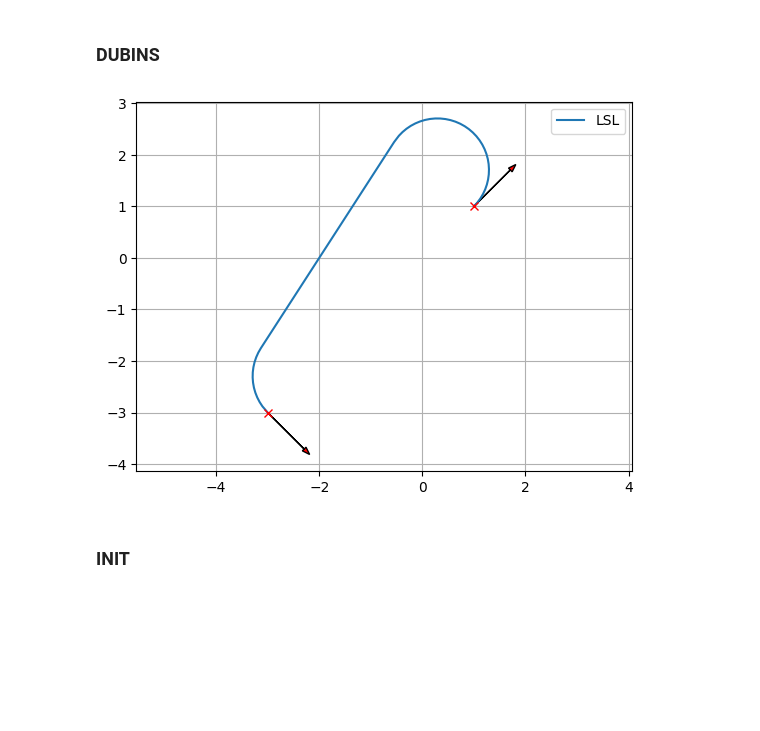
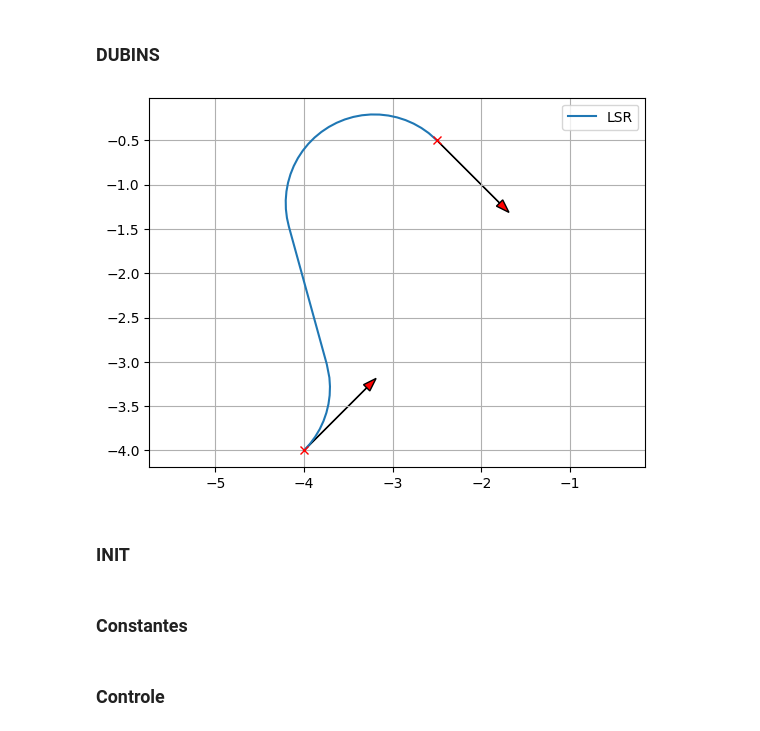
Before and after one commit to analucia-odp/projeto-final-rob-tica, a Jupyter notebook: dubins.ipynb, the cells around one changed output. Cells and saved outputs as stored; diff of their text form; code cells hidden in the pictures; blank space fills up the shorter version.

```diff
--- a/dubins.ipynb
+++ b/dubins.ipynb
@@ -285,35 +467,45 @@ def _generate_local_course(lengths, modes, max_curvature, step_size):
                                        origin_y, origin_yaw, p_x, p_y, p_yaw)
 
     return p_x, p_y, p_yaw
+# %%
+# TESTE 1
+start_x = -4.0  # [m]
+start_y = -4.0  # [m]
+start_yaw = np.deg2rad(45.0)  # [rad]
+
+end_x = -2.5  # [m]
+end_y = -0.5  # [m]
+end_yaw = np.deg2rad(-45.0)  # [rad]
+
+#TESTE 2
+# start_x = -4.0  # [m]
+# start_y = -4.0  # [m]
+# start_yaw = np.deg2rad(45.0)  # [rad]
+
+# end_x = +2.5  # [m]
+# end_y = -2.5  # [m]
+# end_yaw = np.deg2rad(-45.0)  # [rad]
 # %%
-start_x = 1.0  # [m]
-start_y = 1.0  # [m]
-start_yaw = np.deg2rad(45.0)  # [rad]
-
-end_x = -3.0  # [m]
-end_y = -3.0  # [m]
-end_yaw = np.deg2rad(-45.0)  # [rad]
-
 curvature = 1.0
 
 path_x, path_y, path_yaw, mode, lengths = plan_dubins_path(start_x,
                                                             start_y,
                                                             start_yaw,
                                                             end_x,
                                                             end_y,
                                                             end_yaw,
                                                             curvature)
 
 
 plt.plot(path_x, path_y, label="".join(mode))
 plot_arrow(start_x, start_y, start_yaw)
 plot_arrow(end_x, end_y, end_yaw)
 plt.legend()
 plt.grid(True)
 plt.axis("equal")
 plt.show()
 # %% [output]
-[figure, old version]
+[figure, new version]
 # %% [markdown]
 ### INIT
 # %%
@@ -323,3 +515,5 @@ try:
     sim = client.require('sim')
 except:
     print('Error connection')
+# %% [markdown]
+### Constantes
@@ -325,0 +533,2 @@ except:
+# %% [markdown]
+### Controle
```
Also changed, not shown: parts of 8 cells of this notebook, 8 other files.
